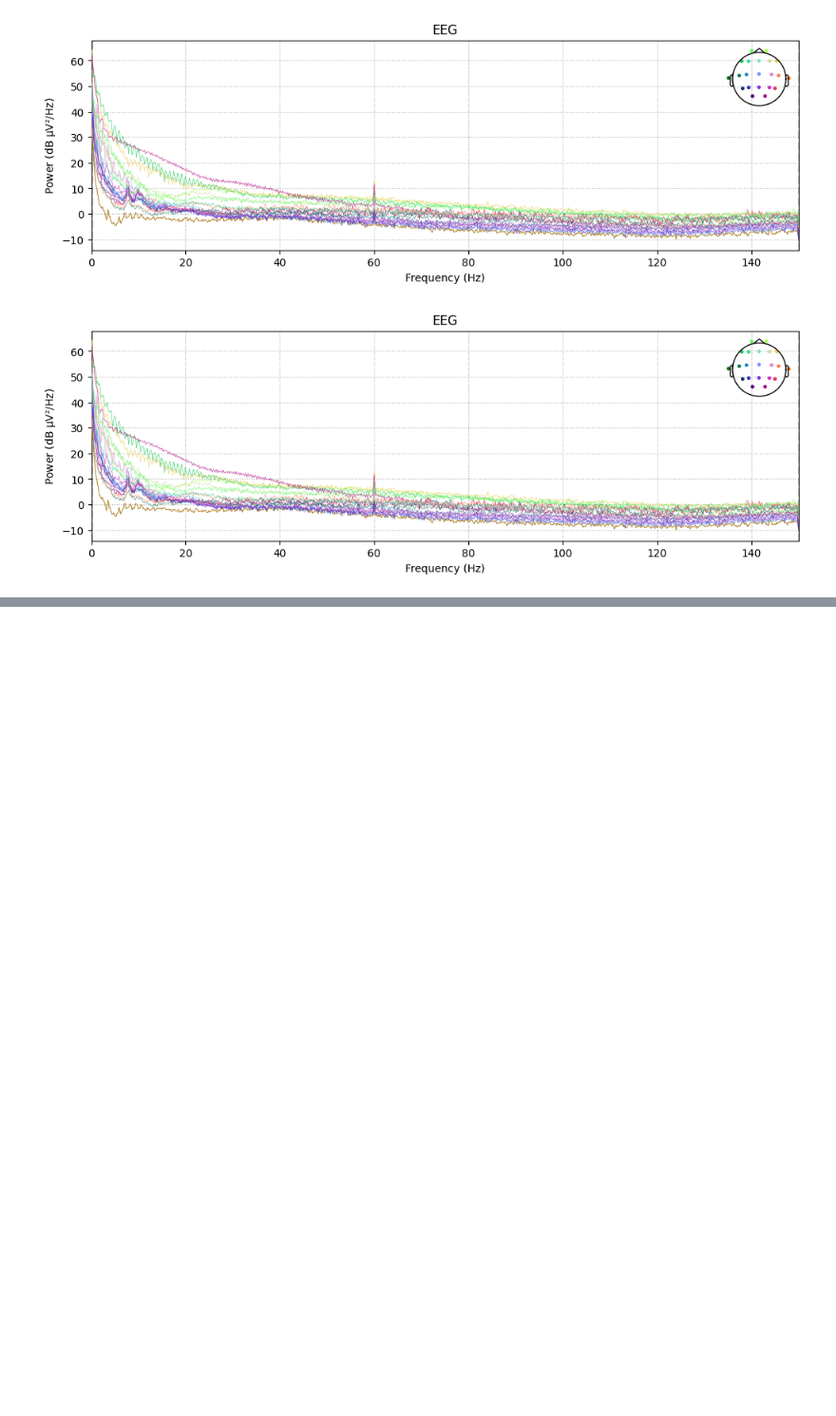
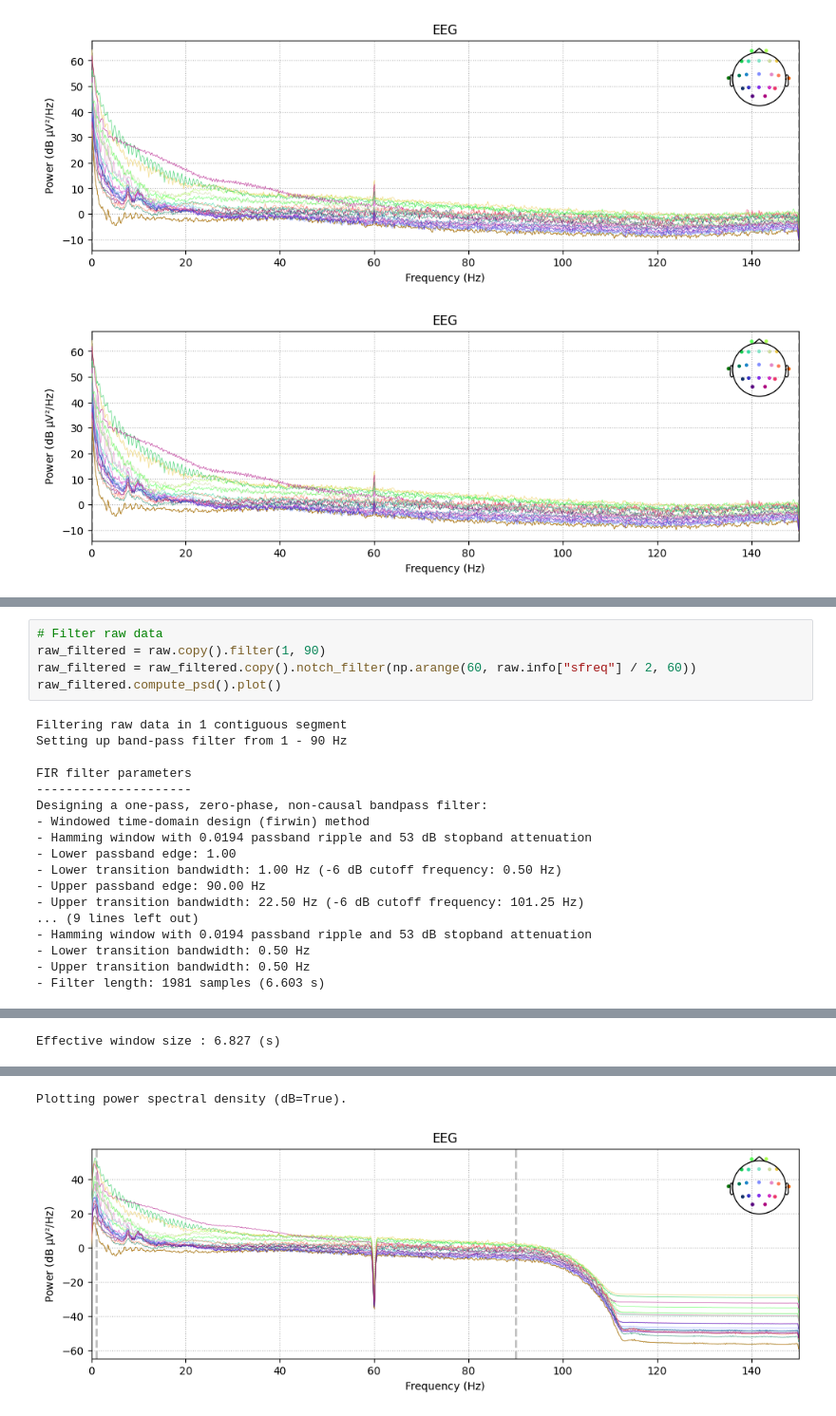
Before and after one commit to hyruuk/mushroom_hyperscanning, a Jupyter notebook: notebooks/clean_data.ipynb, the cells around one changed output, grey strips where cells are left out. Shown at 95% size. Saved outputs shown, nothing was run; the diff lists cells and outputs as text; blank space fills up the shorter version.

```diff
--- a/notebooks/clean_data.ipynb
+++ b/notebooks/clean_data.ipynb
@@ -85,0 +54,23 @@ OSError: Too many noisy channels in the data to reliably perform RANSAC (only 1
+# %%
+# Filter raw data
+raw_filtered = raw.copy().filter(1, 90)
+raw_filtered = raw_filtered.copy().notch_filter(np.arange(60, raw.info["sfreq"] / 2, 60))
+raw_filtered.compute_psd().plot()
+# %% [output]
+Filtering raw data in 1 contiguous segment
+Setting up band-pass filter from 1 - 90 Hz
+
+FIR filter parameters
+---------------------
+Designing a one-pass, zero-phase, non-causal bandpass filter:
+- Windowed time-domain design (firwin) method
+- Hamming window with 0.0194 passband ripple and 53 dB stopband attenuation
+- Lower passband edge: 1.00
+- Lower transition bandwidth: 1.00 Hz (-6 dB cutoff frequency: 0.50 Hz)
+- Upper passband edge: 90.00 Hz
+- Upper transition bandwidth: 22.50 Hz (-6 dB cutoff frequency: 101.25 Hz)
+... (9 lines left out)
+- Hamming window with 0.0194 passband ripple and 53 dB stopband attenuation
+- Lower transition bandwidth: 0.50 Hz
+- Upper transition bandwidth: 0.50 Hz
+- Filter length: 1981 samples (6.603 s)
@@ -85,0 +79 @@ OSError: Too many noisy channels in the data to reliably perform RANSAC (only 1
+Effective window size : 6.827 (s)
@@ -85,0 +82,2 @@ OSError: Too many noisy channels in the data to reliably perform RANSAC (only 1
+Plotting power spectral density (dB=True).
+[figure, added]
```
Also changed, not shown: parts of 9 cells of this notebook.
